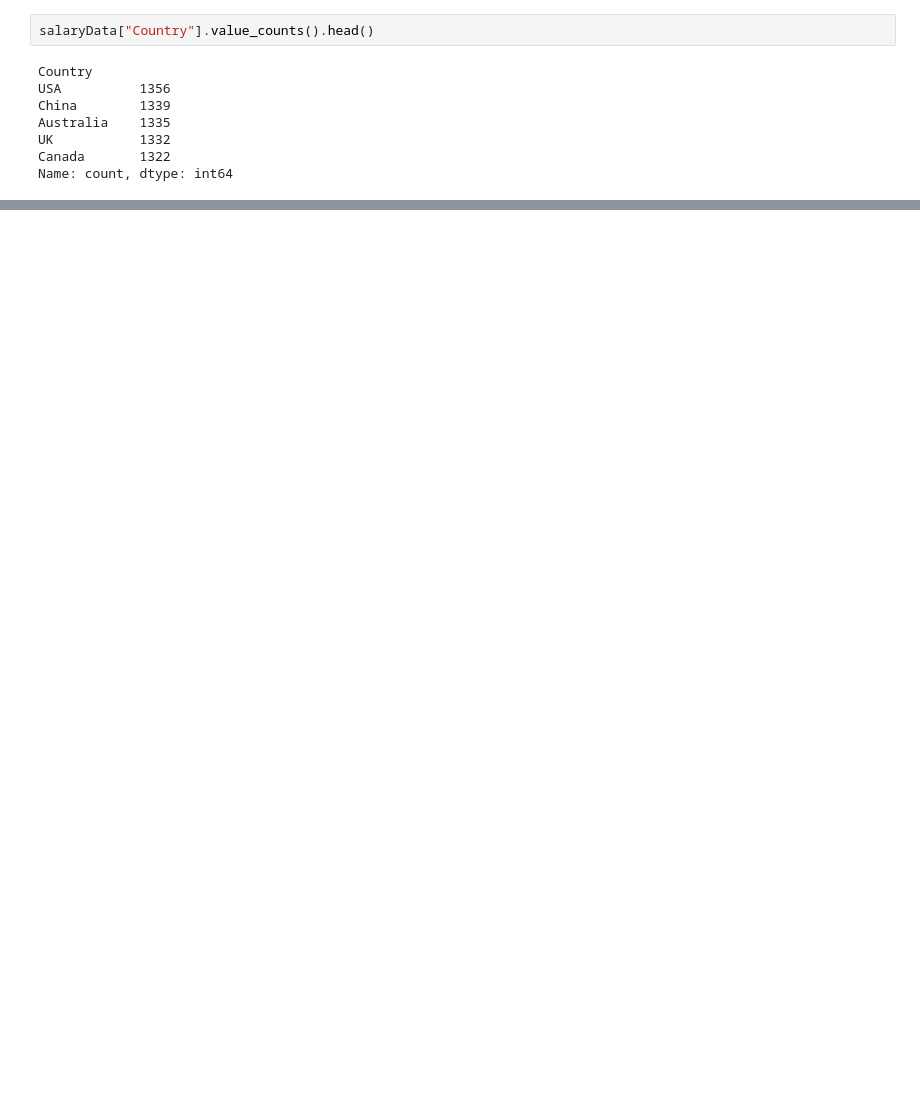
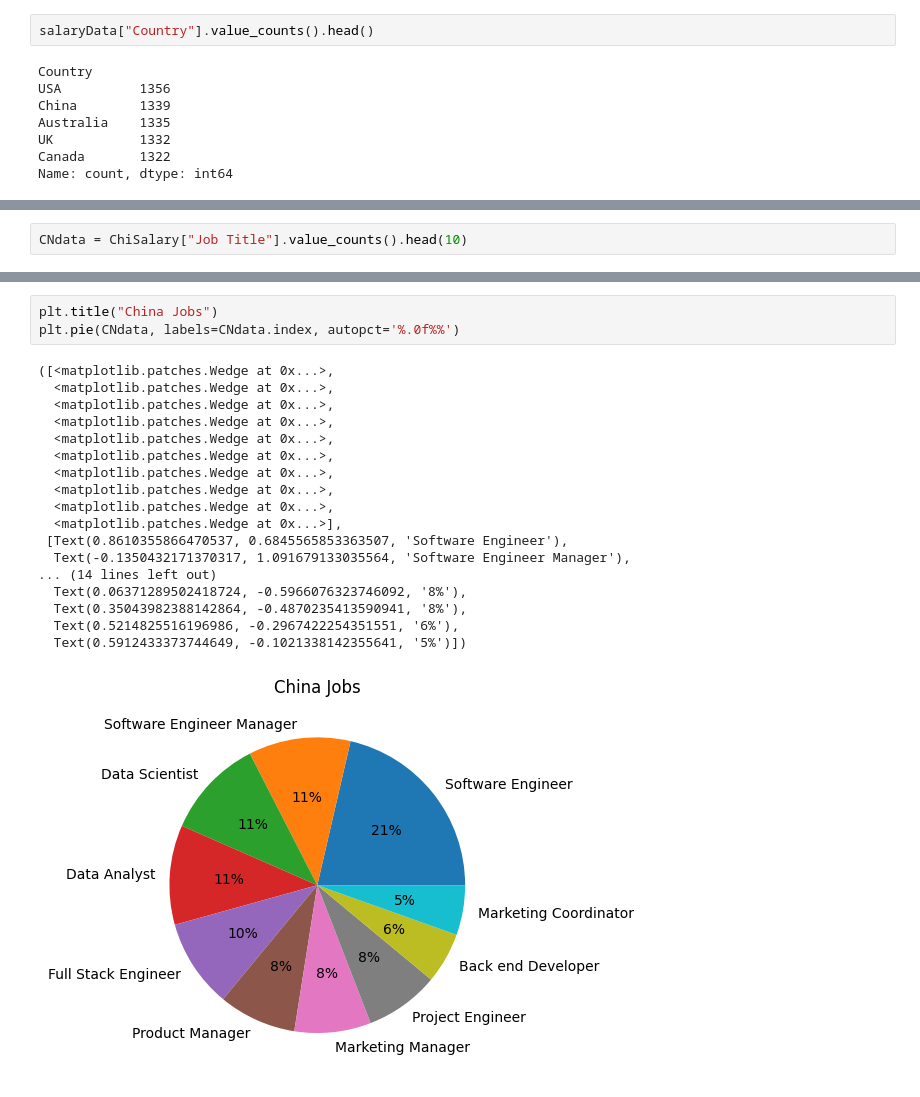
Before and after one commit to AbhijayPaul/HackTheHood-Final, a Jupyter notebook: HtHFinal.ipynb, the cells around one changed output, grey strips where cells are left out. Saved outputs shown, nothing was run; the diff lists cells and outputs as text; blank space fills up the shorter version.

```diff
--- a/HtHFinal.ipynb
+++ b/HtHFinal.ipynb
@@ -549,0 +580,2 @@ Name: count, dtype: int64
+# %%
+CNdata = ChiSalary["Job Title"].value_counts().head(10)
@@ -549,0 +652,22 @@ Name: count, dtype: int64
+# %%
+plt.title("China Jobs")
+plt.pie(CNdata, labels=CNdata.index, autopct='%.0f%%')
+# %% [output]
+([<matplotlib.patches.Wedge at 0x...>,
+  <matplotlib.patches.Wedge at 0x...>,
+  <matplotlib.patches.Wedge at 0x...>,
+  <matplotlib.patches.Wedge at 0x...>,
+  <matplotlib.patches.Wedge at 0x...>,
+  <matplotlib.patches.Wedge at 0x...>,
+  <matplotlib.patches.Wedge at 0x...>,
+  <matplotlib.patches.Wedge at 0x...>,
+  <matplotlib.patches.Wedge at 0x...>,
+  <matplotlib.patches.Wedge at 0x...>],
+ [Text(0.8610355866470537, 0.6845565853363507, 'Software Engineer'),
+  Text(-0.1350432171370317, 1.091679133035564, 'Software Engineer Manager'),
+... (14 lines left out)
+  Text(0.06371289502418724, -0.5966076323746092, '8%'),
+  Text(0.35043982388142864, -0.4870235413590941, '8%'),
+  Text(0.5214825516196986, -0.2967422254351551, '6%'),
+  Text(0.5912433373744649, -0.1021338142355641, '5%')])
+[figure, added]
```
Also changed, not shown: parts of 14 cells of this notebook.
